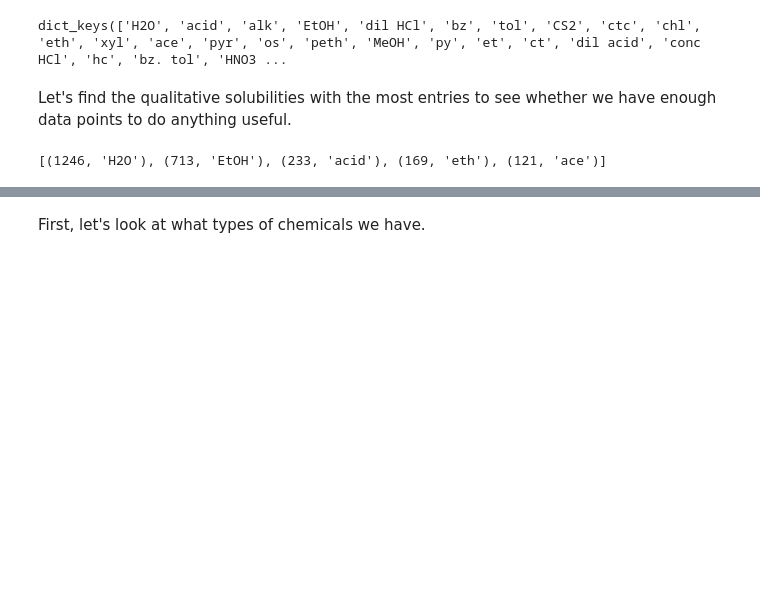
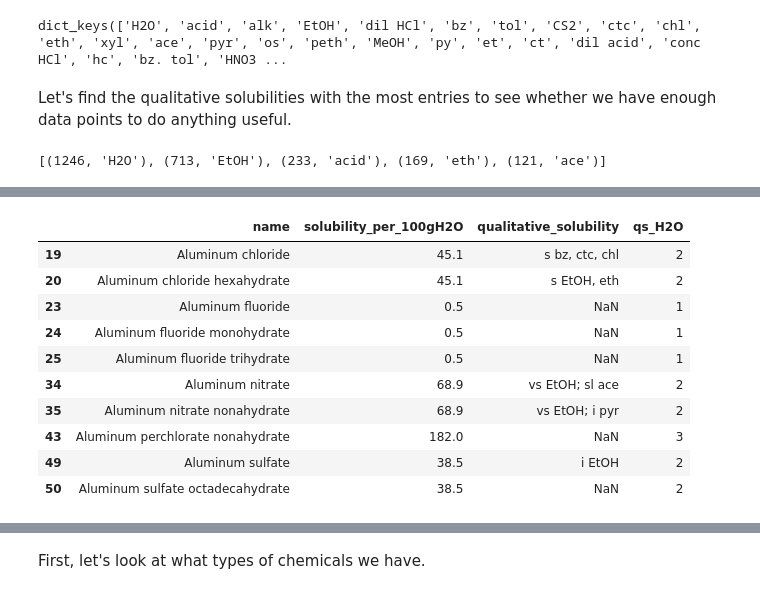
Before and after one commit to chrisjkuch/citrineapp, a Jupyter notebook: Solubility.ipynb, the cells around one changed output, grey strips where cells are left out. Cells and saved outputs as stored; diff of their text form; code cells hidden in the pictures; blank space fills up the shorter version.

```diff
--- a/Solubility.ipynb
+++ b/Solubility.ipynb
@@ -145,0 +176,32 @@ For now, let's only look at water solubility and leave other solubility to furth
+# %%
+df['qs_H2O'] = -1 # Use -1 to indicate no information
+solbins = [1e-3, 1, 100, 10000]
+qs_conversion = {'vs': 3, 's': 2, 'sl': 1, 'i': 0, 'reac': -2}
+
+for index, row in df.iterrows():
+    # Otherwise use the qualitative solubility
+    if type(row['qualitative_solubility']) is str and 'H2O' in row['qualitative_solubility']:
+        soldict = parse_qualsol(row['qualitative_solubility'])
+        if 'H2O' in soldict and soldict['H2O'] in qs_conversion:
+            df.ix[index, 'qs_H2O'] = qs_conversion[soldict['H2O']]
+
+        #Use the quantitative solubility if given
+    elif not np.isnan(row['solubility_per_100gH2O']):
+        for solindex, limit in enumerate(solbins):
+            if row['solubility_per_100gH2O'] < limit:
+                df.ix[index, 'qs_H2O'] = solindex
+                break
+# %%
+df[['name', 'solubility_per_100gH2O', 'qualitative_solubility', 'qs_H2O']][df.solubility_per_100gH2O.notnull()].head(10)
+# %% [output]
+|  | name | solubility_per_100gH2O | qualitative_solubility | qs_H2O |
+| 19 | Aluminum chloride | 45.1 | s bz, ctc, chl | 2 |
+| 20 | Aluminum chloride hexahydrate | 45.1 | s EtOH, eth | 2 |
+| 23 | Aluminum fluoride | 0.5 | NaN | 1 |
+| 24 | Aluminum fluoride monohydrate | 0.5 | NaN | 1 |
+| 25 | Aluminum fluoride trihydrate | 0.5 | NaN | 1 |
+| 34 | Aluminum nitrate | 68.9 | vs EtOH; sl ace | 2 |
+| 35 | Aluminum nitrate nonahydrate | 68.9 | vs EtOH; i pyr | 2 |
+| 43 | Aluminum perchlorate nonahydrate | 182.0 | NaN | 3 |
+| 49 | Aluminum sulfate | 38.5 | i EtOH | 2 |
+| 50 | Aluminum sulfate octadecahydrate | 38.5 | NaN | 2 |
```
Also changed, not shown: parts of 25 cells of this notebook.
